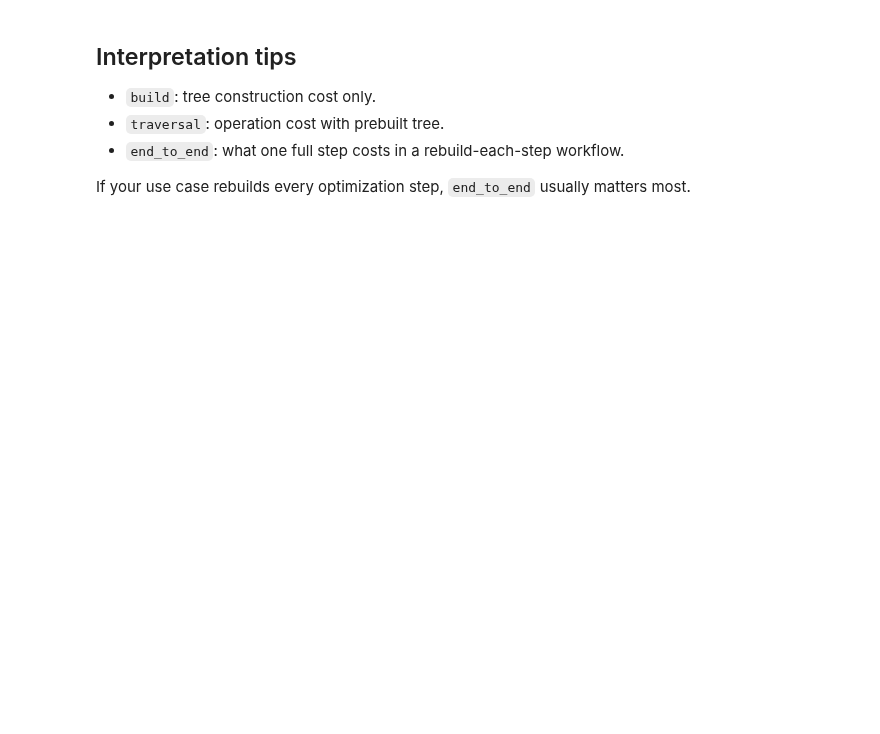
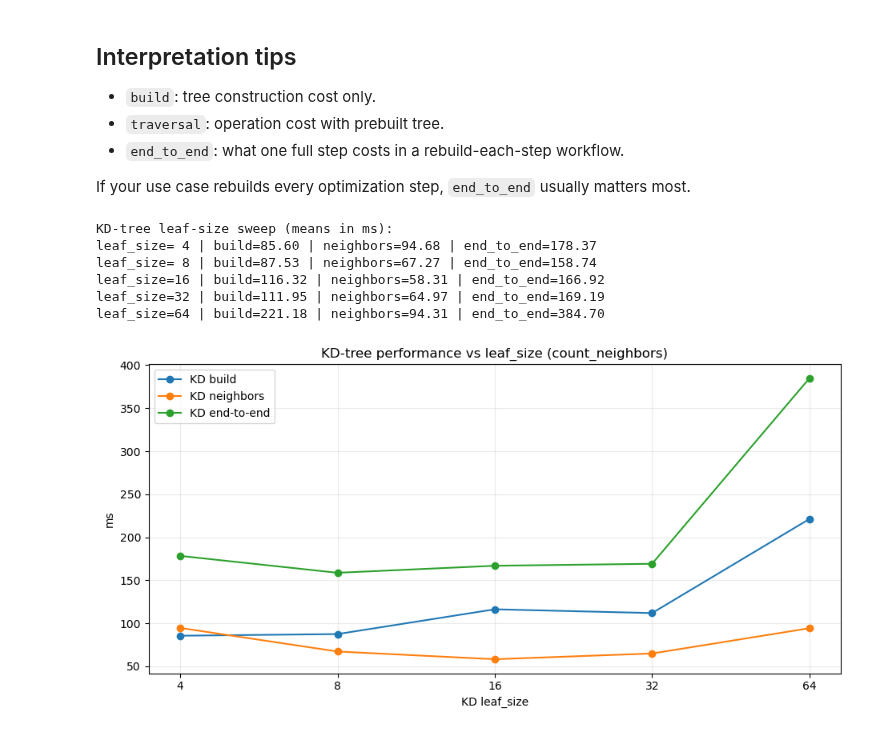
Before and after one commit to TobiBu/yggdrax, a Jupyter notebook: examples/kdtree_backend_benchmark.ipynb, the cells around one changed output. Cells and saved outputs as stored; diff of their text form; code cells hidden in the pictures; blank space fills up the shorter version.

```diff
--- a/examples/kdtree_backend_benchmark.ipynb
+++ b/examples/kdtree_backend_benchmark.ipynb
@@ -257,48 +251,55 @@ plt.show()
 
 If your use case rebuilds every optimization step, `end_to_end` usually matters most.
 # %%
-# KD-tree leaf-size sweep (tree backend)
+# KD-tree leaf-size sweep (count_neighbors, tree backend)
 leaf_sizes = [4, 8, 16, 32, 64]
 leaf_sweep = {}
 
 for leaf in leaf_sizes:
     cfg_leaf = BenchConfig(
         n_points=cfg.n_points,
-        n_queries=cfg.n_queries,
         dim=cfg.dim,
         leaf_size_radix=cfg.leaf_size_radix,
         leaf_size_kd=leaf,
-        k_neighbors=cfg.k_neighbors,
+        kd_radius=cfg.kd_radius,
         theta=cfg.theta,
         repeats=max(3, cfg.repeats),
     )
     stats_leaf = run_benchmark(cfg_leaf, seed=0)
     leaf_sweep[leaf] = {
         'kd_build_ms': float(jnp.mean(stats_leaf['kd_build_ms'])),
-        'kd_traversal_ms': float(jnp.mean(stats_leaf['kd_traversal_ms'])),
+        'kd_neighbors_ms': float(jnp.mean(stats_leaf['kd_neighbors_ms'])),
         'kd_e2e_ms': float(jnp.mean(stats_leaf['kd_e2e_ms'])),
     }
 
 print('KD-tree leaf-size sweep (means in ms):')
 for leaf in leaf_sizes:
     s = leaf_sweep[leaf]
-    print(f"leaf_size={leaf:>2} | build={s['kd_build_ms']:.2f} | traversal={s['kd_traversal_ms']:.2f} | end_to_end={s['kd_e2e_ms']:.2f}")
+    print(f"leaf_size={leaf:>2} | build={s['kd_build_ms']:.2f} | neighbors={s['kd_neighbors_ms']:.2f} | end_to_end={s['kd_e2e_ms']:.2f}")
 
 x = jnp.arange(len(leaf_sizes))
 build_vals = [leaf_sweep[l]['kd_build_ms'] for l in leaf_sizes]
-trav_vals = [leaf_sweep[l]['kd_traversal_ms'] for l in leaf_sizes]
+neighbor_vals = [leaf_sweep[l]['kd_neighbors_ms'] for l in leaf_sizes]
 e2e_vals = [leaf_sweep[l]['kd_e2e_ms'] for l in leaf_sizes]
 
 fig, ax = plt.subplots(figsize=(9.5, 4.8))
 ax.plot(x, build_vals, marker='o', label='KD build')
-ax.plot(x, trav_vals, marker='o', label='KD traversal')
+ax.plot(x, neighbor_vals, marker='o', label='KD neighbors')
 ax.plot(x, e2e_vals, marker='o', label='KD end-to-end')
 ax.set_xticks(x)
 ax.set_xticklabels([str(v) for v in leaf_sizes])
 ax.set_xlabel('KD leaf_size')
 ax.set_ylabel('ms')
-ax.set_title('KD-tree performance vs leaf_size')
+ax.set_title('KD-tree performance vs leaf_size (count_neighbors)')
 ax.grid(alpha=0.25)
 ax.legend()
 plt.tight_layout()
 plt.show()
+# %% [output]
+KD-tree leaf-size sweep (means in ms):
+leaf_size= 4 | build=85.60 | neighbors=94.68 | end_to_end=178.37
+leaf_size= 8 | build=87.53 | neighbors=67.27 | end_to_end=158.74
+leaf_size=16 | build=116.32 | neighbors=58.31 | end_to_end=166.92
+leaf_size=32 | build=111.95 | neighbors=64.97 | end_to_end=169.19
+leaf_size=64 | build=221.18 | neighbors=94.31 | end_to_end=384.70
+[figure, added]
```
Also changed, not shown: parts of 5 cells of this notebook, 1 other file.
